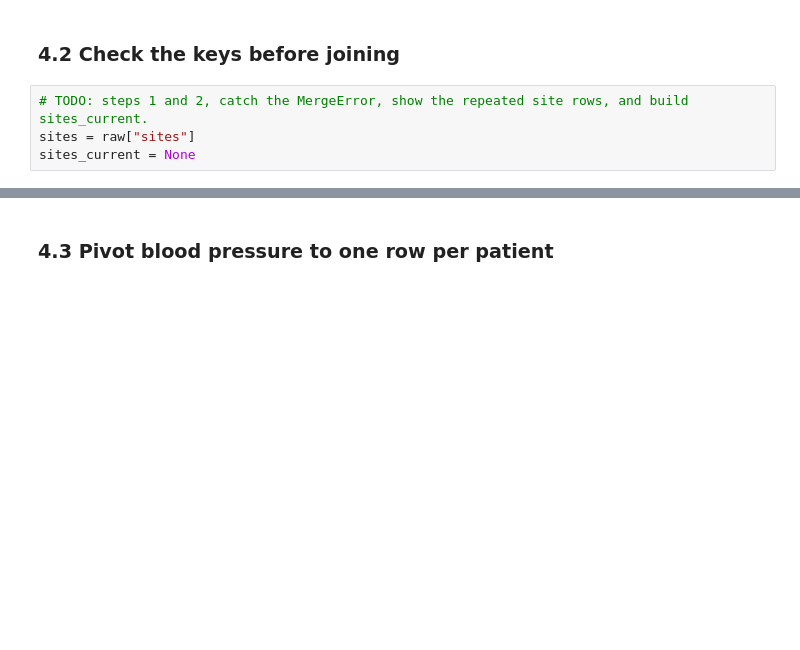
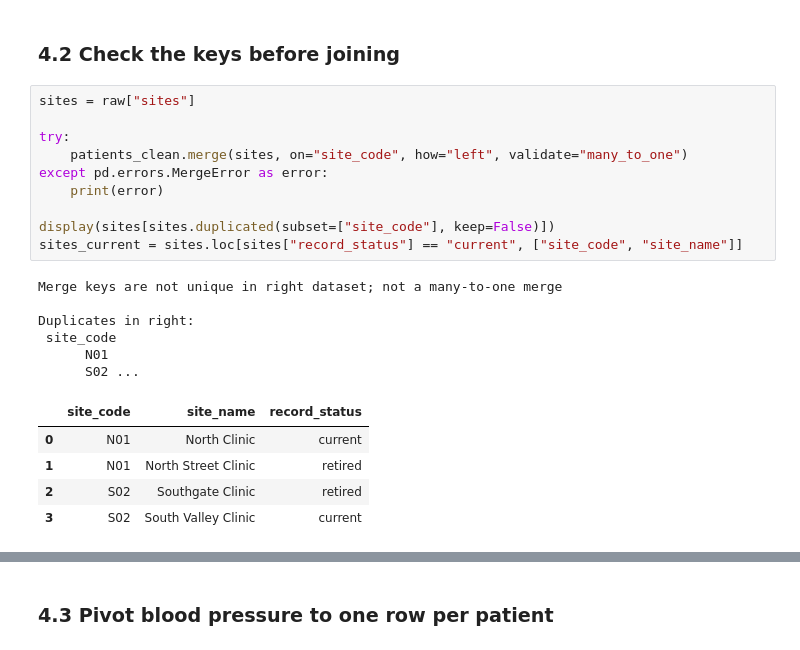
Before and after one commit to Mavis-0/ds217-26f-06, a Jupyter notebook: assignment.ipynb, the cells around one changed output, grey strips where cells are left out. Drawn from its saved outputs; the diff is of its cells as text; blank space fills up the shorter version.

```diff
--- a/assignment.ipynb
+++ b/assignment.ipynb
@@ -320,7 +337,25 @@ a1c_long = None
 # %% [markdown]
 ### 4.2 Check the keys before joining
 # %%
-# TODO: steps 1 and 2, catch the MergeError, show the repeated site rows, and build sites_current.
 sites = raw["sites"]
-sites_current = None
+
+try:
+    patients_clean.merge(sites, on="site_code", how="left", validate="many_to_one")
+except pd.errors.MergeError as error:
+    print(error)
+
+display(sites[sites.duplicated(subset=["site_code"], keep=False)])
+sites_current = sites.loc[sites["record_status"] == "current", ["site_code", "site_name"]]
+# %% [output]
+Merge keys are not unique in right dataset; not a many-to-one merge
+
+Duplicates in right:
+ site_code
+      N01
+      S02 ...
+|  | site_code | site_name | record_status |
+| 0 | N01 | North Clinic | current |
+| 1 | N01 | North Street Clinic | retired |
+| 2 | S02 | Southgate Clinic | retired |
+| 3 | S02 | South Valley Clinic | current |
 # %%
```
Also changed, not shown: parts of 11 cells of this notebook, 4 other files.
